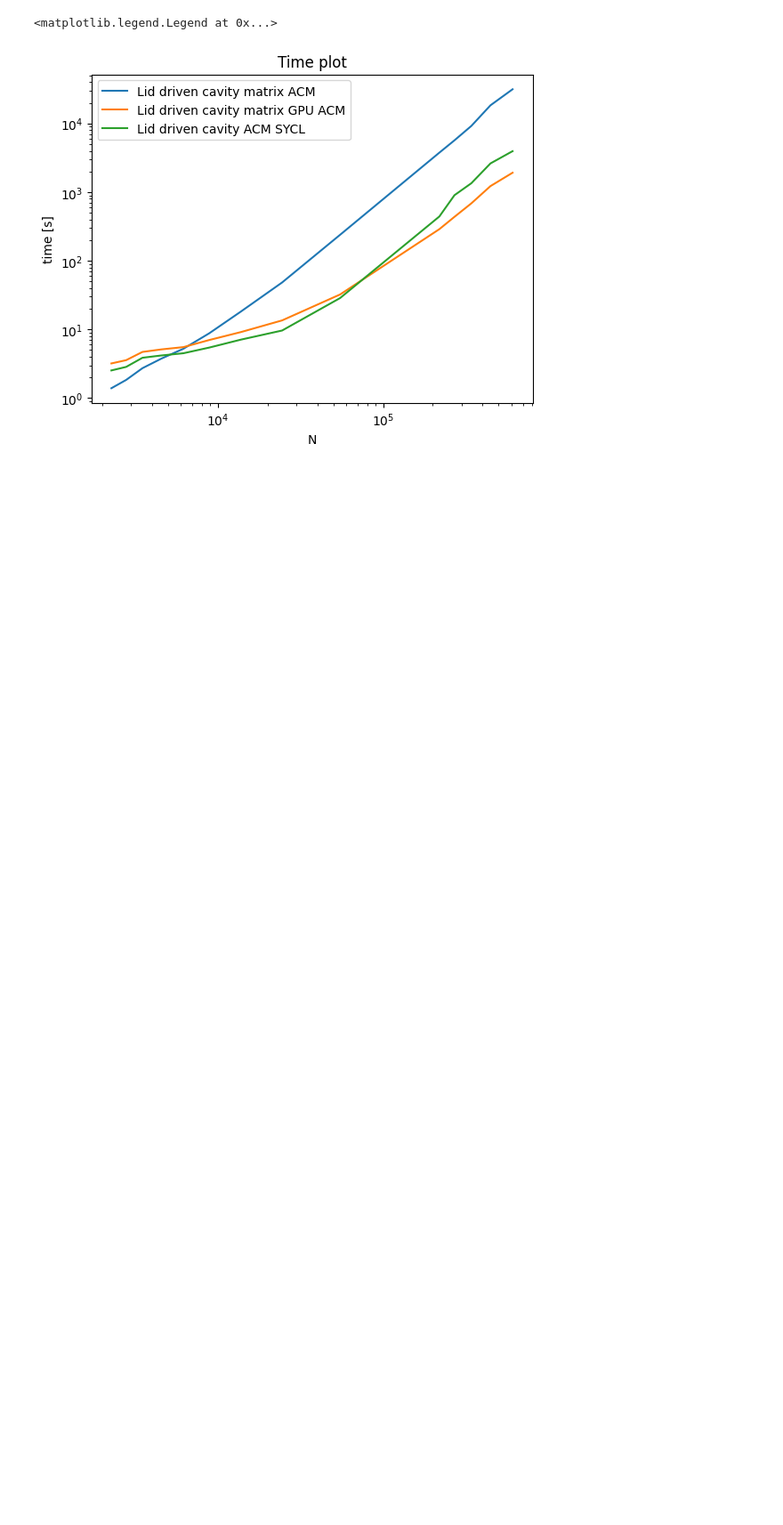
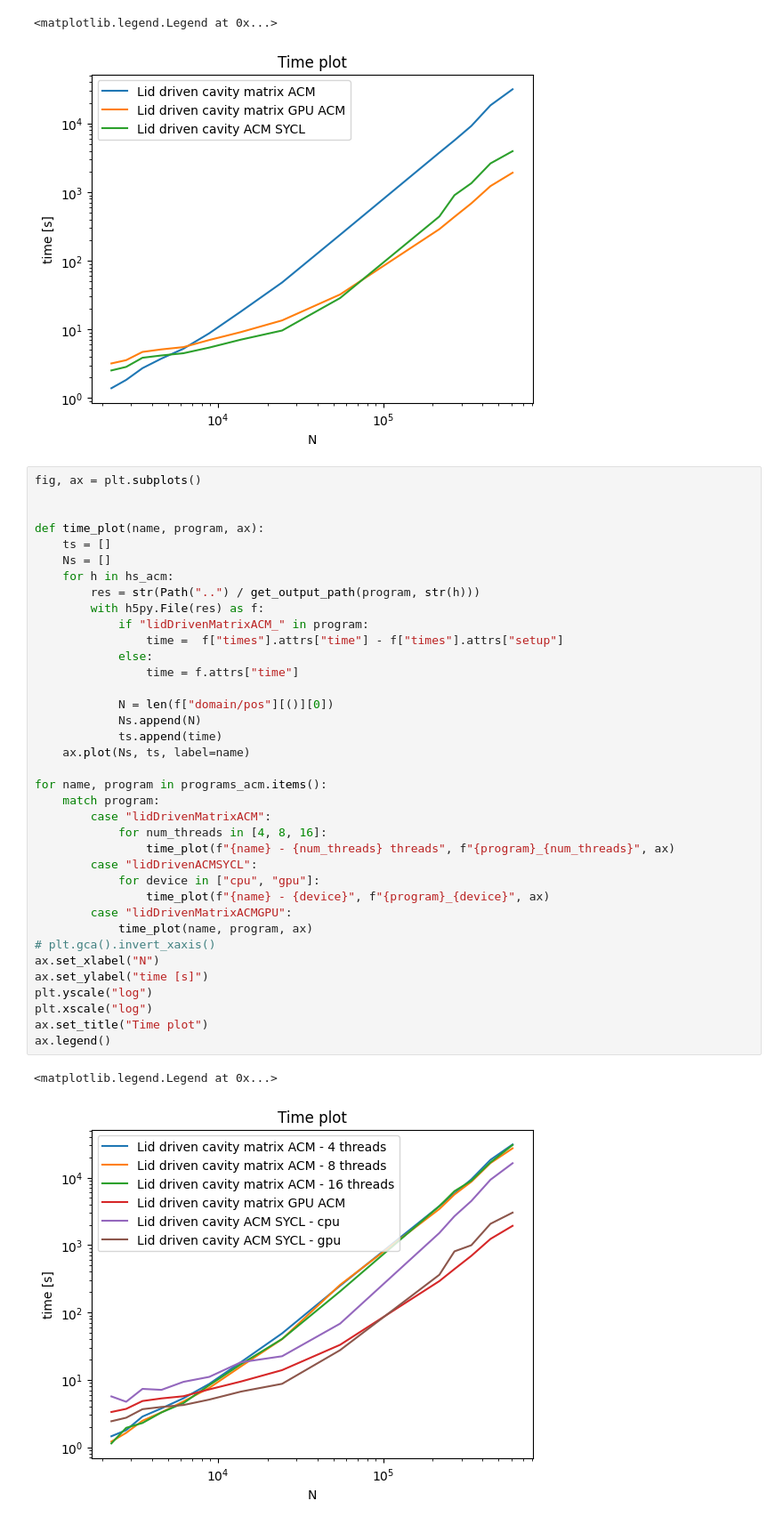
Before and after one commit to ggasper/lid-driven-cavity-gpu, a Jupyter notebook: benchmark/benchmark.ipynb, the cells around one changed output. Shown at 89% size. Cells and saved outputs as stored; diff of their text form; blank space fills up the shorter version.

```diff
--- a/benchmark/benchmark.ipynb
+++ b/benchmark/benchmark.ipynb
@@ -469,3 +462,43 @@ ax.legend()
 # %% [output]
 <matplotlib.legend.Legend at 0x...>
 [figure]
+# %%
+fig, ax = plt.subplots()
+
+
+def time_plot(name, program, ax):
+    ts = []
+    Ns = []
+    for h in hs_acm:
+        res = str(Path("..") / get_output_path(program, str(h)))
+        with h5py.File(res) as f:
+            if "lidDrivenMatrixACM_" in program:
+                time =  f["times"].attrs["time"] - f["times"].attrs["setup"]
+            else:
+                time = f.attrs["time"]
+
+            N = len(f["domain/pos"][()][0])
+            Ns.append(N)
+            ts.append(time)
+    ax.plot(Ns, ts, label=name)
+
+for name, program in programs_acm.items():
+    match program:
+        case "lidDrivenMatrixACM":
+            for num_threads in [4, 8, 16]:
+                time_plot(f"{name} - {num_threads} threads", f"{program}_{num_threads}", ax)
+        case "lidDrivenACMSYCL":
+            for device in ["cpu", "gpu"]:
+                time_plot(f"{name} - {device}", f"{program}_{device}", ax)
+        case "lidDrivenMatrixACMGPU":
+            time_plot(name, program, ax)
+# plt.gca().invert_xaxis()
+ax.set_xlabel("N")
+ax.set_ylabel("time [s]")
+plt.yscale("log")
+plt.xscale("log")
+ax.set_title("Time plot")
+ax.legend()
+# %% [output]
+<matplotlib.legend.Legend at 0x...>
+[figure, added]
```
Also changed, not shown: parts of 20 cells of this notebook, 15 other files.
